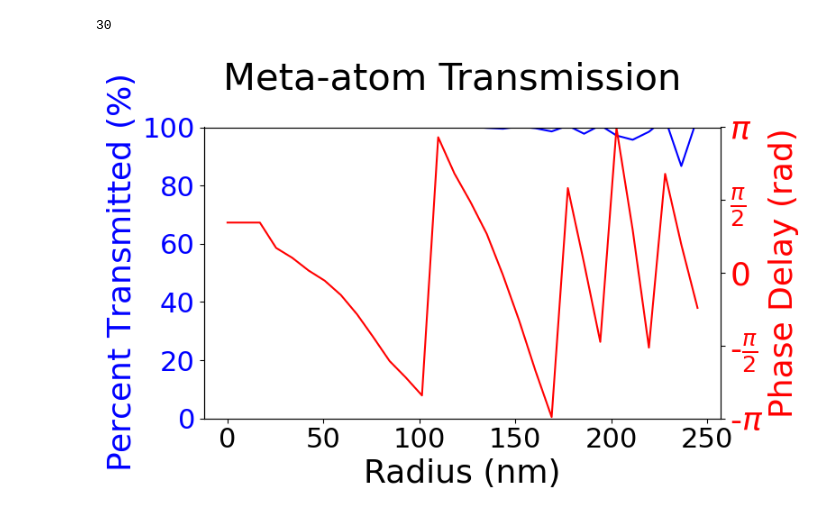
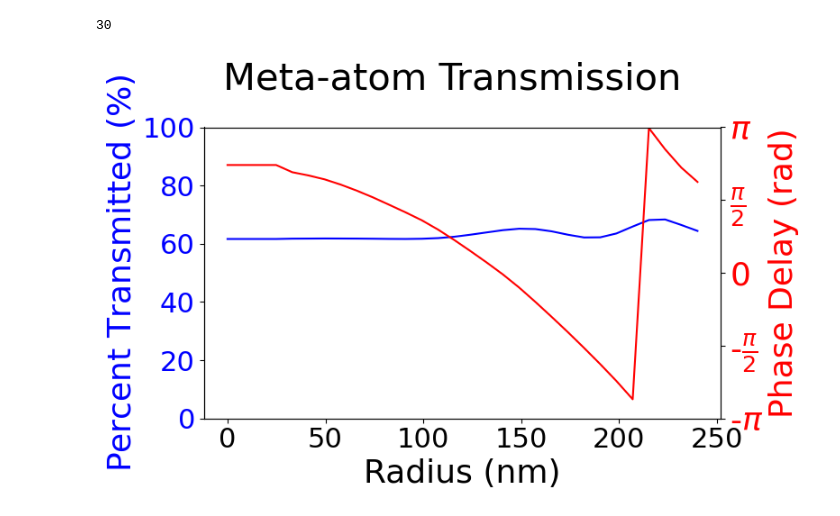
Before and after one commit to mingoosam/meta-atom-june, a Jupyter notebook: src/hole_phase_transmission.ipynb, the cells around one changed output. Cells and saved outputs as stored; diff of their text form; code cells hidden in the pictures.

```diff
--- a/src/hole_phase_transmission.ipynb
+++ b/src/hole_phase_transmission.ipynb
@@ -84,19 +81,15 @@ elif src_cmpt == mp.Ez:
     symmetries = [mp.Mirror(mp.X, phase=+1),
                   mp.Mirror(mp.Y, phase=+1)]
 
-geometry=[mp.Block(size=mp.Vector3(mp.inf,mp.inf,height_air),
-                    center=mp.Vector3(0,0,center_air),
-                    material=mp.Medium(index=n_air))]
-
-geometry.append(mp.Block(size=mp.Vector3(mp.inf,mp.inf,cell_z),
+geometry = [mp.Block(size=mp.Vector3(mp.inf,mp.inf,cell_z),
                     center=mp.Vector3(0,0,center_hole),
-                    material=mp.Medium(index=n_siox)))
-
-
-
+                    material=mp.Medium(index=n_siox)),
+           mp.Block(size=mp.Vector3(mp.inf,mp.inf,z_air),
+                   center=mp.Vector3(0,0,center_air),
+                   material=mp.Medium(index=n_air))]
 
 sim = mp.Simulation(cell_size=cell_size,
-                    geometry=geometry,
+                    #geometry=geometry,
                     sources=sources,
                     k_point=k_point,
                     boundary_layers=pml_layers,
@@ -105,23 +98,13 @@ sim = mp.Simulation(cell_size=cell_size,
 
 nfreq = 1
 df = 0
-fr_center = round(0.5*cell_z - pml_thickness - 0.7*height_air, 3)
+fr_center = round(0.5*cell_z - pml_thickness - 0.5*height_space, 3)
 fr = mp.FluxRegion(center=mp.Vector3(0,0,fr_center),
             size=mp.Vector3(cell_x, cell_y, 0))
 
 flux_object = sim.add_flux(freq, df, nfreq, fr)
 min = 0.0
-max = 0.245
+max = 0.24
 
 print (geometry)
-
-fig = plt.figure(figsize=(10,10))
-plot_plane = mp.Volume(center=mp.Vector3(0,0.0*a,0),
-                            size=mp.Vector3(a,0,cell_z))
-field_func = lambda x: 20*np.log10(np.abs(x))
-sim.plot2D(output_plane=plot_plane
-           #fields=mp.Ey
-           )
-plt.grid(False)
-fig.savefig("test.png")
 # %% [output]
@@ -426,32 +391,44 @@ fig.suptitle("Meta-atom Transmission",fontsize=titlefontsize)
 ax.set_xlabel("Radius (nm)",fontsize=labelfontsize)
 ax.set_xticks([0.000,0.050,0.100,0.150,0.200,0.250])
 ax.set_xticklabels([0,50,100,150,200,250],fontsize=tickfontsize)
 ax.set_ylim([0,1])
 ax.set_ylabel(r'Percent Transmitted ($\%$)',fontsize=labelfontsize, color = 'blue')
 #ax.plot(radii,flux_list,'b',label='Transmission')
 ax.plot(radii, flux_list, 'b', label='Transmission')
 ax.tick_params(axis='y', labelcolor = 'blue')
 
 ax.set_yticks([0,0.2,0.4,0.6,0.8,1])
 ax.set_yticklabels([0, 20,40,60,80,100],fontsize=tickfontsize)
 #ax.set_yticks([0.6,0.7,0.8,0.9,1])
 #ax.set_yticklabels([60,70,80,90,100],fontsize=tickfontsize)
 
-twin1 = ax.twinx()
+twin1 = ax.twinx()ight_space, 3)
+
+z_air = height_space
+
+center_siox = round(0.5*(pml_thickness + height_siox) - 0.5*cell_z, 3)
+center_hole = round(pml_thickness + height_siox + 0.5*height_hole
+                    - 0.5*cell_z, 3)
+center_air = round(0.5*(height_hole + height_space + pml_thickness)
+                    + (pml_thickness + height_siox) - 0.5*cell_z, 3)
+
+#z_siox = pml_thickness + height_siox +height_space
+
+
 #ax[1].set_title("Transmission Phase",fontsize=titlefontsize)S
 #ax[1].set_xlabel("Radius (nm)",fontsize=labelfontsize)
 #ax[1].set_xticks([0.075,0.100,0.125,0.150,0.175,0.200,0.225,0.250])cd meep
 
 #ax[1].set_xticklabels([75,100,125,150,175,200,225,250],fontsize=tickfontsize)
 twin1.set_ylim([-np.pi,np.pi])
 twin1.set_ylabel(r'Phase Delay (rad)',fontsize=labelfontsize, color = 'red')
 twin1.set_yticks([-np.pi, -(0.5*np.pi),0, np.pi / 2, np.pi])
 twin1.set_yticklabels([r'-$\pi$',r'-$\frac{\pi}{2}$',r'0',r'$\frac{\pi}{2}$',r'$\pi$'],fontsize=tickfontsize+4)
 twin1.plot(radii,phase_list,'r',label='Phase')
 twin1.tick_params(axis='y', labelcolor = 'red')
 #ax[1].legend(loc="upper right")
 #plt.legend(loc="upper right")
 plt.grid(False)
 plt.tight_layout()
 # %% [output]
-[figure, old version]
+[figure, new version]
```
Also changed, not shown: parts of 5 cells of this notebook, 16 other files.
